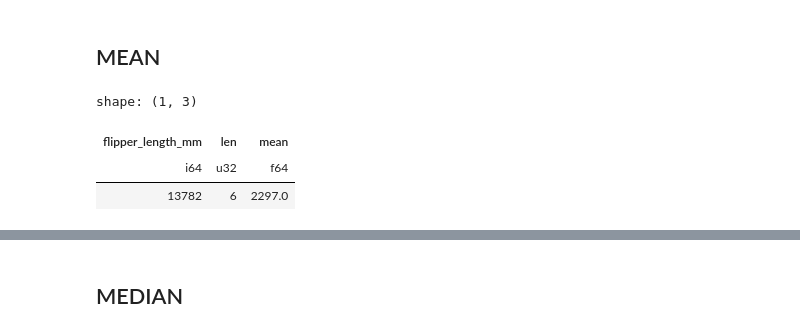
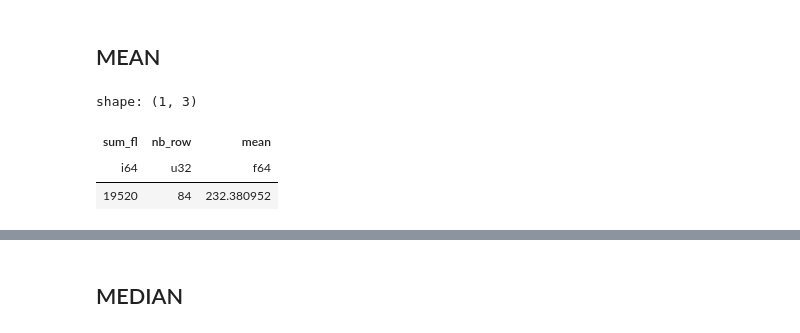
Before and after one commit to PaulineMauryL/dev-dp-lomas, a Jupyter notebook: opendp-0-14-features-penguin.ipynb, the cells around one changed output, grey strips where cells are left out. Cells and saved outputs as stored; diff of their text form; code cells hidden in the pictures.

```diff
--- a/opendp-0-14-features-penguin.ipynb
+++ b/opendp-0-14-features-penguin.ipynb
@@ -117,19 +151,19 @@ query = (
     context.query()
     .filter(pl.col.island == "Torgersen")
     .select(
-        pl.col.flipper_length_mm.cast(int).dp.sum(bounds=(150, 250)),
-        dp.len(),
+        pl.col.flipper_length_mm.cast(int).dp.sum(bounds=(150, 250)).alias("sum_fl"),
+        dp.len().alias("nb_row"),
     )
 )
 # %%
 query.release().collect().with_columns(
-    mean=pl.col.flipper_length_mm / pl.col.len
+    mean=pl.col.sum_fl / pl.col.nb_row
 )
 # %% [output]
 shape: (1, 3)
-| flipper_length_mm | len | mean |
+| sum_fl | nb_row | mean |
 | i64 | u32 | f64 |
-| 13782 | 6 | 2297.0 |
+| 19520 | 84 | 232.380952 |
 # %%
 context_bounded_dp = dp.Context.compositor(
     data=lf,
```
Also changed, not shown: parts of 43 cells of this notebook.
